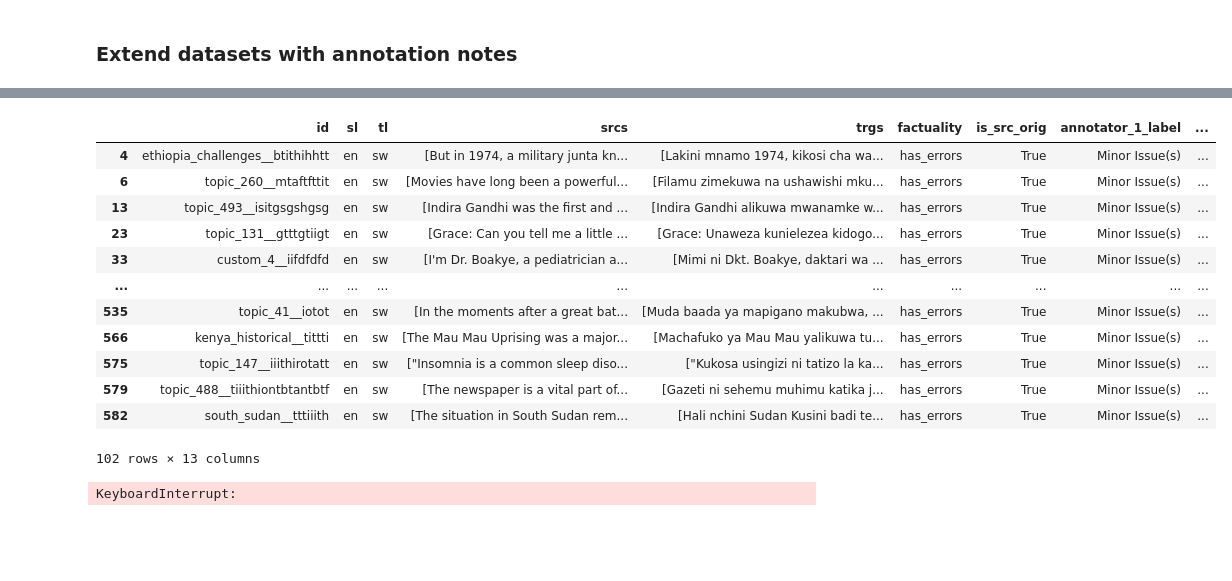
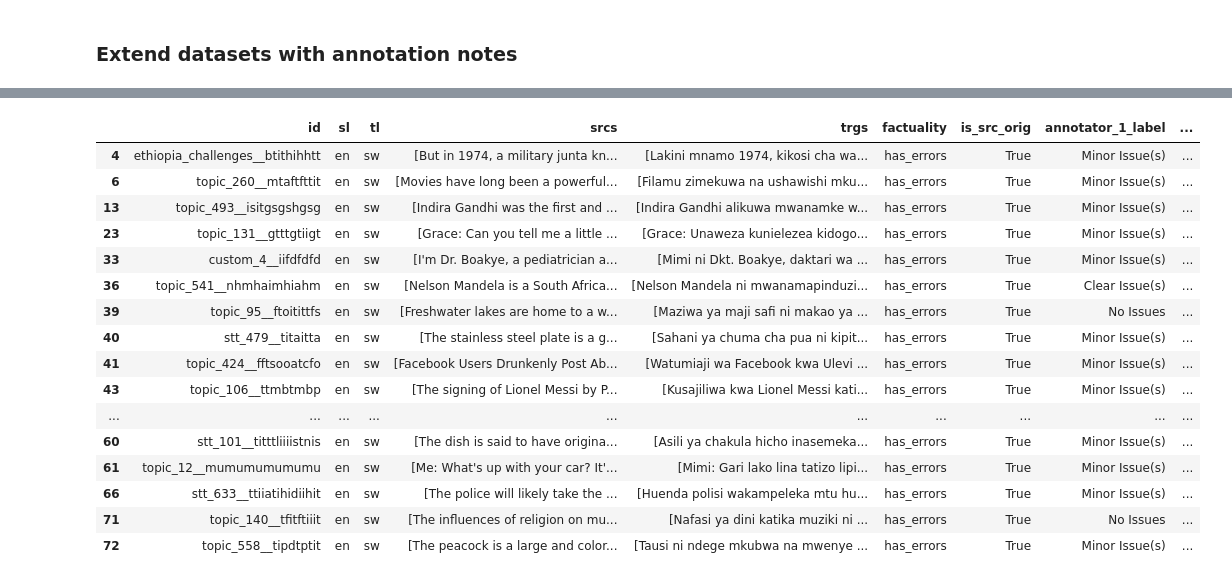
Before and after one commit to au-nlp/project-milestone-p2-group22, a Jupyter notebook: main.ipynb, the cells around one changed output, grey strips where cells are left out. Cells and saved outputs as stored; diff of their text form; code cells hidden in the pictures; blank space fills up the shorter version.

```diff
--- a/main.ipynb
+++ b/main.ipynb
@@ -97,23 +155,27 @@ Dataset({
 # %%
 import pandas as pd
 
 df = pd.DataFrame(annotated_dataset)
-incorrect_data = df[df["factuality"] == "has_errors"]
+incorrect_data = df[df["factuality"] == "has_errors"][:19]
 incorrect_data
 # %% [output]
 |  | id | sl | tl | srcs | trgs | factuality | is_src_orig | annotator_1_label | ... |
 | 4 | ethiopia_challenges__btithihhtt | en | sw | [But in 1974, a military junta kn... | [Lakini mnamo 1974, kikosi cha wa... | has_errors | True | Minor Issue(s) | ... |
 | 6 | topic_260__mtaftfttit | en | sw | [Movies have long been a powerful... | [Filamu zimekuwa na ushawishi mku... | has_errors | True | Minor Issue(s) | ... |
 | 13 | topic_493__isitgsgshgsg | en | sw | [Indira Gandhi was the first and ... | [Indira Gandhi alikuwa mwanamke w... | has_errors | True | Minor Issue(s) | ... |
 | 23 | topic_131__gtttgtiigt | en | sw | [Grace: Can you tell me a little ... | [Grace: Unaweza kunielezea kidogo... | has_errors | True | Minor Issue(s) | ... |
 | 33 | custom_4__iifdfdfd | en | sw | [I'm Dr. Boakye, a pediatrician a... | [Mimi ni Dkt. Boakye, daktari wa ... | has_errors | True | Minor Issue(s) | ... |
+| 36 | topic_541__nhmhaimhiahm | en | sw | [Nelson Mandela is a South Africa... | [Nelson Mandela ni mwanamapinduzi... | has_errors | True | Clear Issue(s) | ... |
+| 39 | topic_95__ftoitittfs | en | sw | [Freshwater lakes are home to a w... | [Maziwa ya maji safi ni makao ya ... | has_errors | True | No Issues | ... |
+| 40 | stt_479__titaitta | en | sw | [The stainless steel plate is a g... | [Sahani ya chuma cha pua ni kipit... | has_errors | True | Minor Issue(s) | ... |
+| 41 | topic_424__fftsooatcfo | en | sw | [Facebook Users Drunkenly Post Ab... | [Watumiaji wa Facebook kwa Ulevi ... | has_errors | True | Minor Issue(s) | ... |
+| 43 | topic_106__ttmbtmbp | en | sw | [The signing of Lionel Messi by P... | [Kusajiliwa kwa Lionel Messi kati... | has_errors | True | Minor Issue(s) | ... |
 | ... | ... | ... | ... | ... | ... | ... | ... | ... | ... |
-| 535 | topic_41__iotot | en | sw | [In the moments after a great bat... | [Muda baada ya mapigano makubwa, ... | has_errors | True | Minor Issue(s) | ... |
-| 566 | kenya_historical__tittti | en | sw | [The Mau Mau Uprising was a major... | [Machafuko ya Mau Mau yalikuwa tu... | has_errors | True | Minor Issue(s) | ... |
-| 575 | topic_147__iiithirotatt | en | sw | ["Insomnia is a common sleep diso... | ["Kukosa usingizi ni tatizo la ka... | has_errors | True | Minor Issue(s) | ... |
-| 579 | topic_488__tiiithiontbtantbtf | en | sw | [The newspaper is a vital part of... | [Gazeti ni sehemu muhimu katika j... | has_errors | True | Minor Issue(s) | ... |
-| 582 | south_sudan__tttiiith | en | sw | [The situation in South Sudan rem... | [Hali nchini Sudan Kusini badi te... | has_errors | True | Minor Issue(s) | ... |
+| 60 | stt_101__titttliiiistnis | en | sw | [The dish is said to have origina... | [Asili ya chakula hicho inasemeka... | has_errors | True | Minor Issue(s) | ... |
+| 61 | topic_12__mumumumumumu | en | sw | [Me: What's up with your car? It'... | [Mimi: Gari lako lina tatizo lipi... | has_errors | True | Minor Issue(s) | ... |
+| 66 | stt_633__ttiiatihidiihit | en | sw | [The police will likely take the ... | [Huenda polisi wakampeleka mtu hu... | has_errors | True | Minor Issue(s) | ... |
+| 71 | topic_140__tfitftiiit | en | sw | [The influences of religion on mu... | [Nafasi ya dini katika muziki ni ... | has_errors | True | No Issues | ... |
+| 72 | topic_558__tipdtptit | en | sw | [The peacock is a large and color... | [Tausi ni ndege mkubwa na mwenye ... | has_errors | True | Minor Issue(s) | ... |
-102 rows × 13 columns
 # %%
 QUESTION_GEN_SYSTEM_PROMPT = """
 You are an expert dataset creator for factuality evaluation.
@@ -139,7 +201,7 @@ Output only valid JSON, following this structure:
 """
 # %%
 from pipeline import parse_response
-from llm_chat import CachedLLMChat, LLMChat, OpenAIChatter
+from llm_chat import CachedLLMChat, LLMChat, OpenAIChatter, LLMChatInterface
 from tqdm.notebook import tqdm
 
 chatter = OpenAIChatter()
@@ -172,8 +234,6 @@ for idx, row in tqdm(incorrect_data.iterrows(), total=len(incorrect_data), desc=
 
     questions_with_answers.extend(questions_dicts)
     chat.reset()
-# %% [output]
-KeyboardInterrupt:
 # %%
 df_questions = pd.DataFrame(questions_with_answers)
 df_questions = df_questions[["topic_id", "question", "answer", "source_document", "annotator_1_notes", "annotator_2_notes", "annotator_3_notes", "reasoning"]] # Change the order of columns
```
Also changed, not shown: parts of 23 cells of this notebook, 1 other file.
